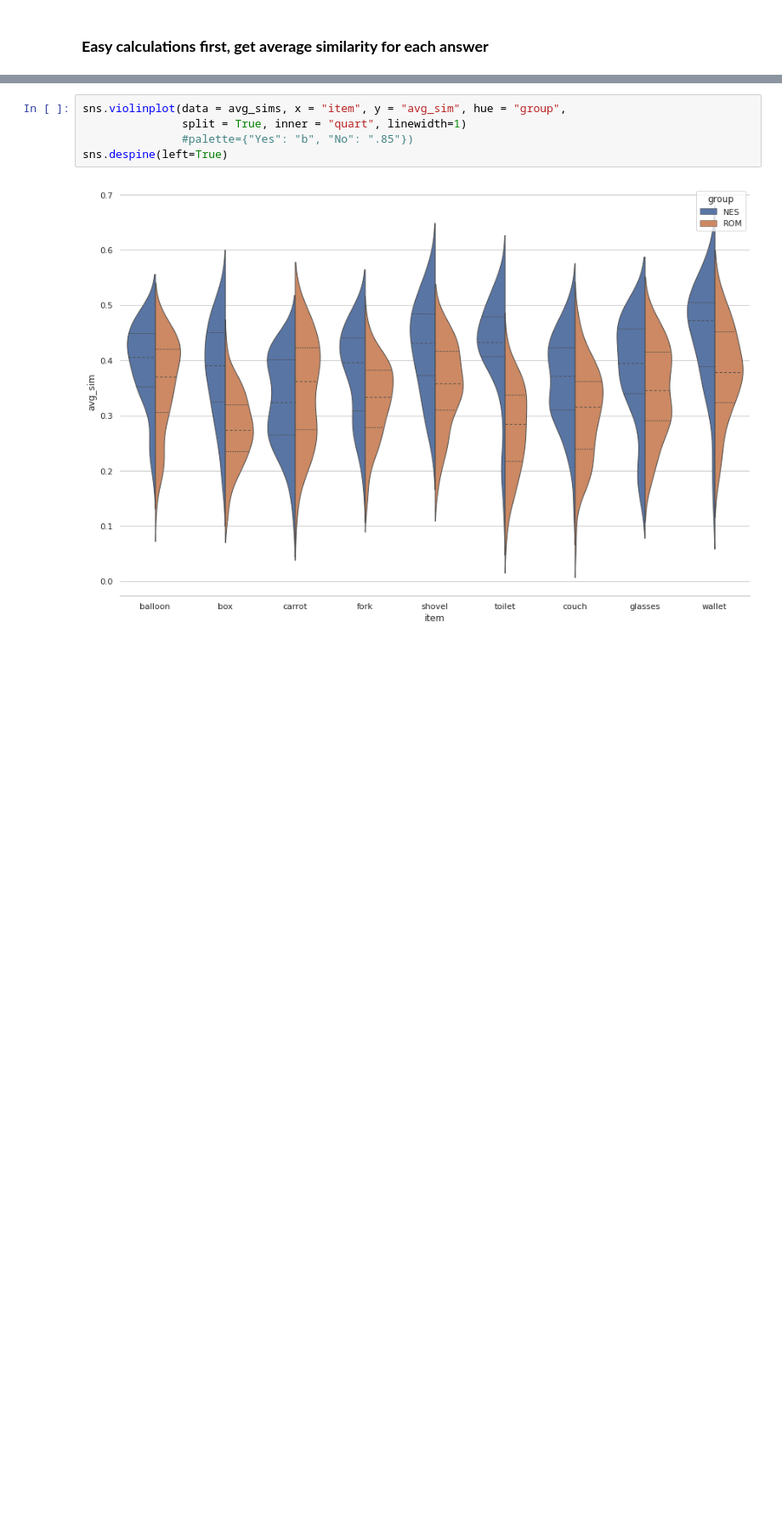
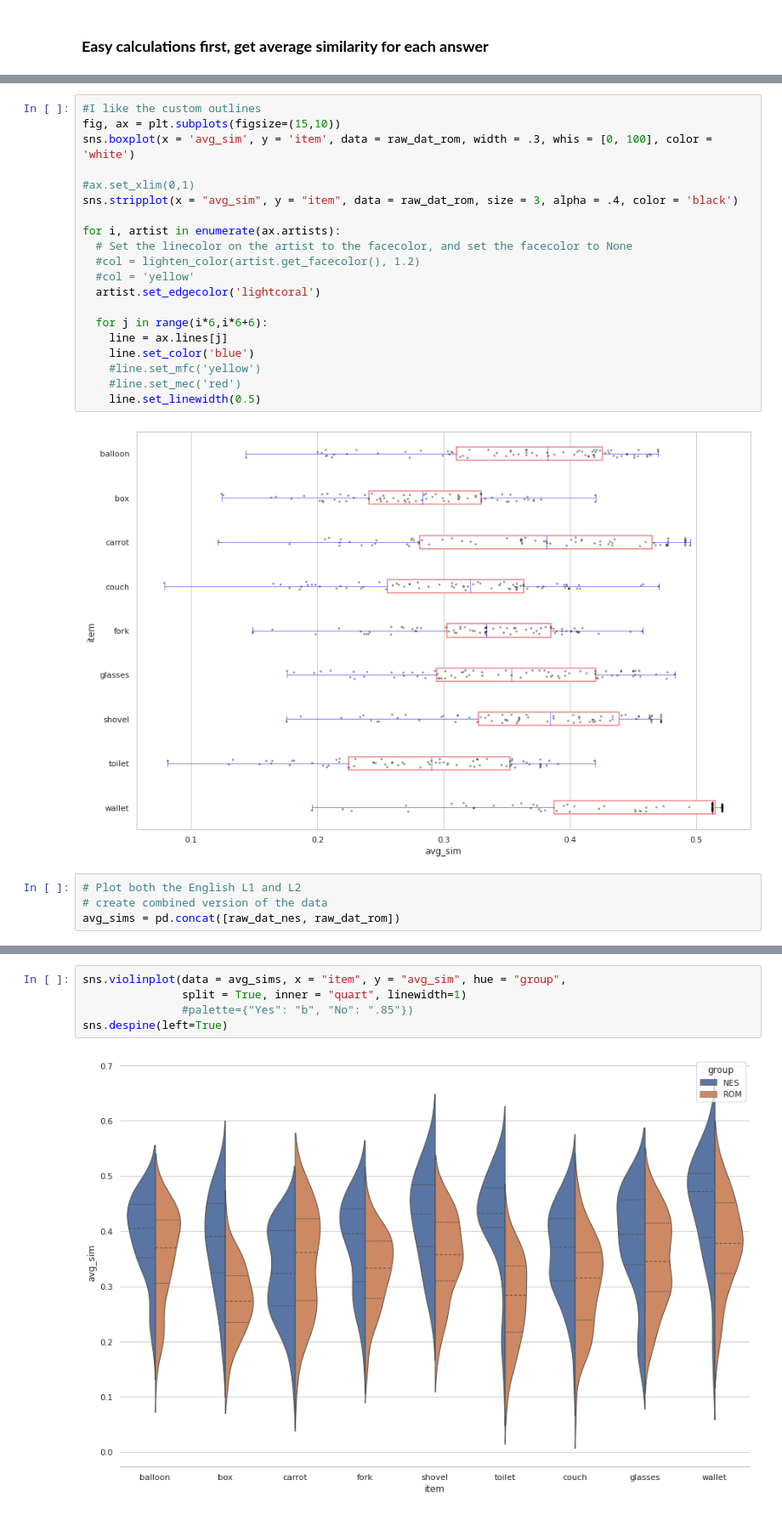
Before and after one commit to scskalicky/creative_naming_lsa, a Jupyter notebook: analyse_sim.ipynb, the cells around one changed output, grey strips where cells are left out. Shown: that part at 85% size. Saved outputs shown, nothing was run; the diff lists cells and outputs as text; blank space fills up the shorter version.

```diff
--- a/analyse_sim.ipynb
+++ b/analyse_sim.ipynb
@@ -44,0 +119,26 @@ rom_summary = pd.DataFrame(rom_averages, columns = ['group', 'item', 'answer', '
+# %%
+#I like the custom outlines
+fig, ax = plt.subplots(figsize=(15,10))
+sns.boxplot(x = 'avg_sim', y = 'item', data = raw_dat_rom, width = .3, whis = [0, 100], color = 'white')
+
+#ax.set_xlim(0,1)
+sns.stripplot(x = "avg_sim", y = "item", data = raw_dat_rom, size = 3, alpha = .4, color = 'black')
+
+for i, artist in enumerate(ax.artists):
+  # Set the linecolor on the artist to the facecolor, and set the facecolor to None
+  #col = lighten_color(artist.get_facecolor(), 1.2)
+  #col = 'yellow'
+  artist.set_edgecolor('lightcoral')
+
+  for j in range(i*6,i*6+6):
+    line = ax.lines[j]
+    line.set_color('blue')
+    #line.set_mfc('yellow')
+    #line.set_mec('red')
+    line.set_linewidth(0.5)
+# %% [output]
+[figure, added]
+# %%
+# Plot both the English L1 and L2
+# create combined version of the data
+avg_sims = pd.concat([raw_dat_nes, raw_dat_rom])
```
Also changed, not shown: parts of 23 cells of this notebook.
